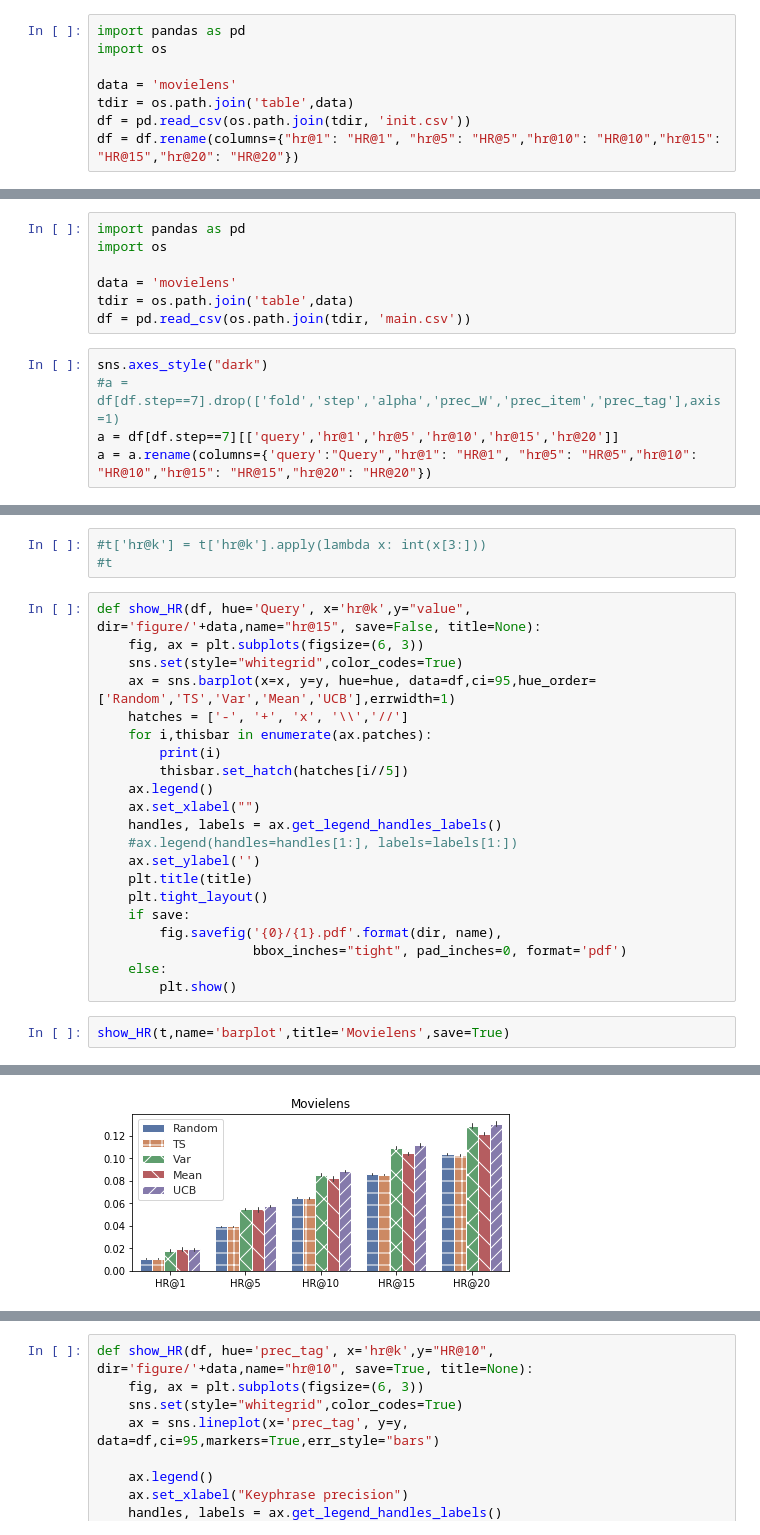
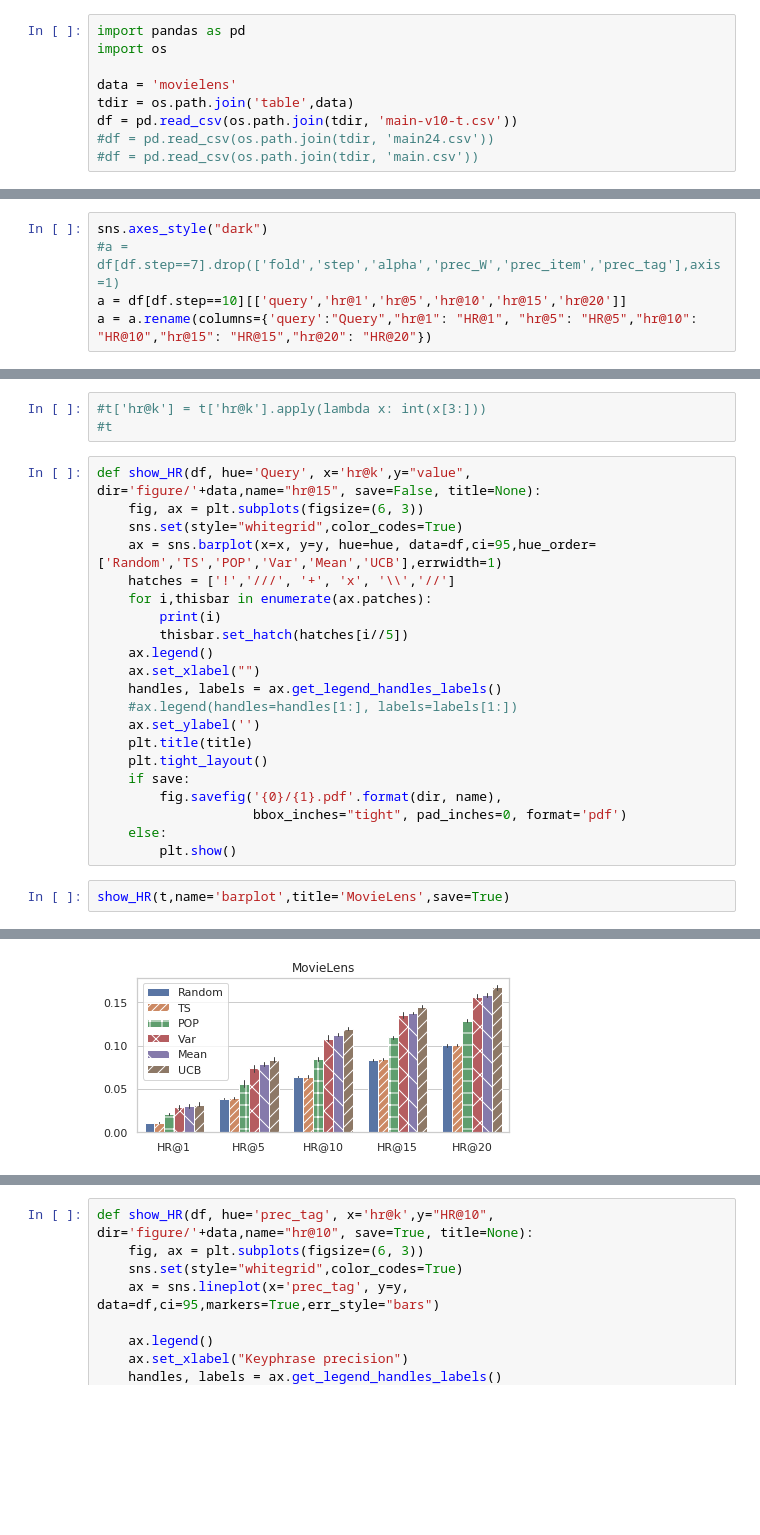
Before and after one commit to hojinYang/Keyphrase-Bayesian-PE-Rec, a Jupyter notebook: get_figure.ipynb, the cells around one changed output, grey strips where cells are left out. Saved outputs shown, nothing was run; the diff lists cells and outputs as text; blank space fills up the shorter version.

```diff
--- a/get_figure.ipynb
+++ b/get_figure.ipynb
@@ -71,5 +122,6 @@ import os
 
 data = 'movielens'
 tdir = os.path.join('table',data)
-df = pd.read_csv(os.path.join(tdir, 'init.csv'))
-df = df.rename(columns={"hr@1": "HR@1", "hr@5": "HR@5","hr@10": "HR@10","hr@15": "HR@15","hr@20": "HR@20"})
+df = pd.read_csv(os.path.join(tdir, 'main-v10-t.csv'))
+#df = pd.read_csv(os.path.join(tdir, 'main24.csv'))
+#df = pd.read_csv(os.path.join(tdir, 'main.csv'))
@@ -104,14 +128,7 @@ ASD
-# %%
-import pandas as pd
-import os
-
-data = 'movielens'
-tdir = os.path.join('table',data)
-df = pd.read_csv(os.path.join(tdir, 'main.csv'))
 # %%
 sns.axes_style("dark")
 #a = df[df.step==7].drop(['fold','step','alpha','prec_W','prec_item','prec_tag'],axis=1)
-a = df[df.step==7][['query','hr@1','hr@5','hr@10','hr@15','hr@20']]
+a = df[df.step==10][['query','hr@1','hr@5','hr@10','hr@15','hr@20']]
 a = a.rename(columns={'query':"Query","hr@1": "HR@1", "hr@5": "HR@5","hr@10": "HR@10","hr@15": "HR@15","hr@20": "HR@20"})
 # %%
 a
@@ -161,8 +178,8 @@ t
 def show_HR(df, hue='Query', x='hr@k',y="value", dir='figure/'+data,name="hr@15", save=False, title=None):
     fig, ax = plt.subplots(figsize=(6, 3))
     sns.set(style="whitegrid",color_codes=True)
-    ax = sns.barplot(x=x, y=y, hue=hue, data=df,ci=95,hue_order=['Random','TS','Var','Mean','UCB'],errwidth=1)
-    hatches = ['-', '+', 'x', '\\','//']
+    ax = sns.barplot(x=x, y=y, hue=hue, data=df,ci=95,hue_order=['Random','TS','POP','Var','Mean','UCB'],errwidth=1)
+    hatches = ['!','///', '+', 'x', '\\','//']
     for i,thisbar in enumerate(ax.patches):
         print(i)
         thisbar.set_hatch(hatches[i//5])
@@ -179,7 +196,7 @@ def show_HR(df, hue='Query', x='hr@k',y="value", dir='figure/'+data,name="hr@15"
     else:
         plt.show()
 # %%
-show_HR(t,name='barplot',title='Movielens',save=True)
+show_HR(t,name='barplot',title='MovieLens',save=True)
 # %% [output]
 0
 1
@@ -201,4 +218,4 @@ show_HR(t,name='barplot',title='Movielens',save=True)
-[figure, old version]
+[figure, new version]
 # %%
 import pandas as pd
 import os
```
Also changed, not shown: parts of 25 cells of this notebook, 12 other files.
